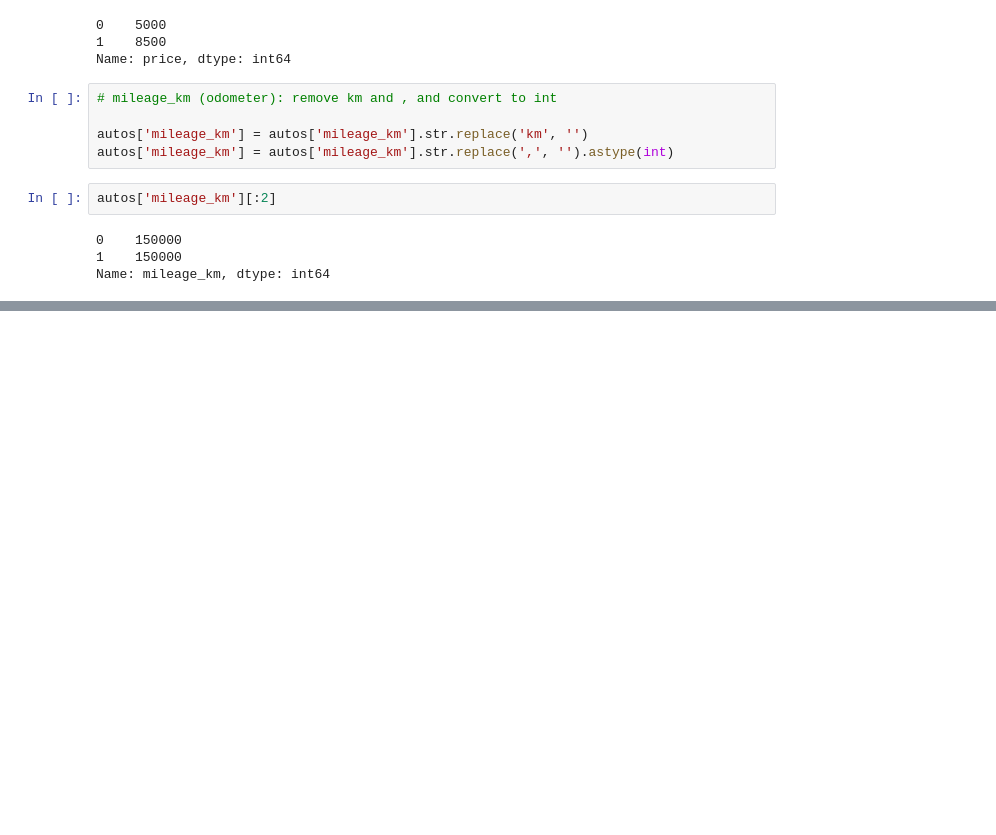
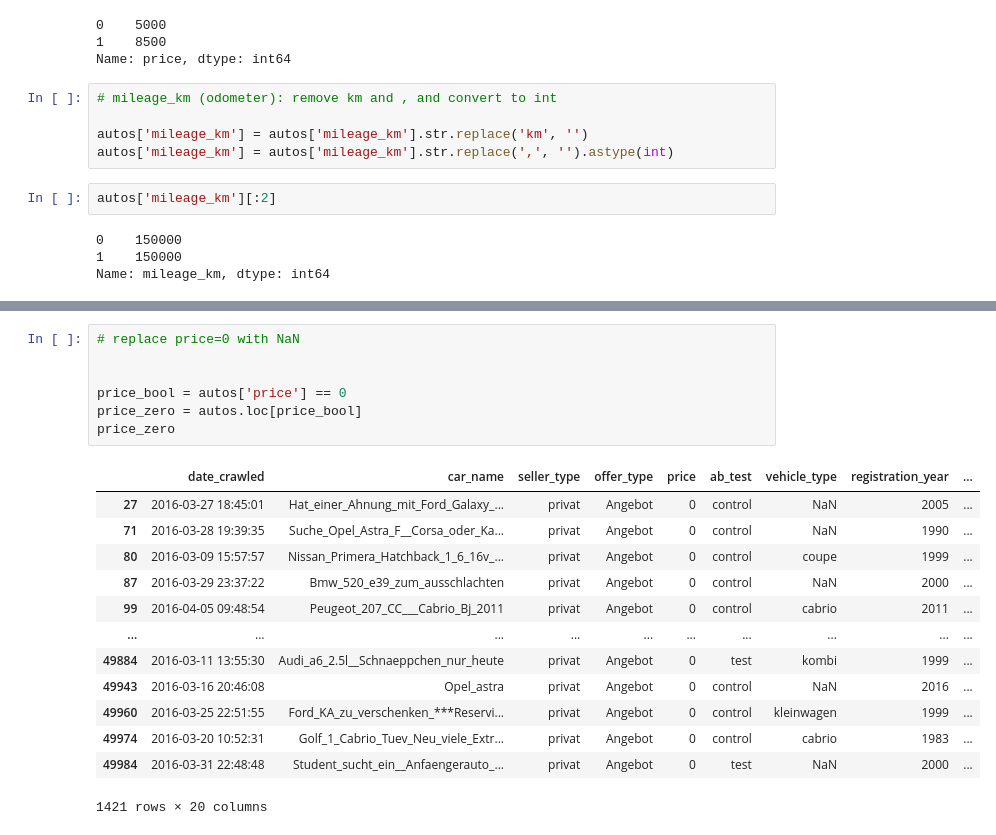
Before and after one commit to slp22/dataquest-projects, a Jupyter notebook: 2_1_dataquest-used-autos.ipynb, the cells around one changed output, grey strips where cells are left out. Cells and saved outputs as stored; diff of their text form; blank space fills up the shorter version.

```diff
--- a/2_1_dataquest-used-autos.ipynb
+++ b/2_1_dataquest-used-autos.ipynb
@@ -148,0 +198,21 @@ Name: mileage_km, dtype: int64
+# %%
+# replace price=0 with NaN
+
+
+price_bool = autos['price'] == 0
+price_zero = autos.loc[price_bool]
+price_zero
+# %% [output]
+|  | date_crawled | car_name | seller_type | offer_type | price | ab_test | vehicle_type | registration_year | ... |
+| 27 | 2016-03-27 18:45:01 | Hat_einer_Ahnung_mit_Ford_Galaxy_... | privat | Angebot | 0 | control | NaN | 2005 | ... |
+| 71 | 2016-03-28 19:39:35 | Suche_Opel_Astra_F__Corsa_oder_Ka... | privat | Angebot | 0 | control | NaN | 1990 | ... |
+| 80 | 2016-03-09 15:57:57 | Nissan_Primera_Hatchback_1_6_16v_... | privat | Angebot | 0 | control | coupe | 1999 | ... |
+| 87 | 2016-03-29 23:37:22 | Bmw_520_e39_zum_ausschlachten | privat | Angebot | 0 | control | NaN | 2000 | ... |
+| 99 | 2016-04-05 09:48:54 | Peugeot_207_CC___Cabrio_Bj_2011 | privat | Angebot | 0 | control | cabrio | 2011 | ... |
+| ... | ... | ... | ... | ... | ... | ... | ... | ... | ... |
+| 49884 | 2016-03-11 13:55:30 | Audi_a6_2.5l__Schnaeppchen_nur_heute | privat | Angebot | 0 | test | kombi | 1999 | ... |
+| 49943 | 2016-03-16 20:46:08 | Opel_astra | privat | Angebot | 0 | control | NaN | 2016 | ... |
+| 49960 | 2016-03-25 22:51:55 | Ford_KA_zu_verschenken_***Reservi... | privat | Angebot | 0 | control | kleinwagen | 1999 | ... |
+| 49974 | 2016-03-20 10:52:31 | Golf_1_Cabrio_Tuev_Neu_viele_Extr... | privat | Angebot | 0 | control | cabrio | 1983 | ... |
+| 49984 | 2016-03-31 22:48:48 | Student_sucht_ein__Anfaengerauto_... | privat | Angebot | 0 | test | NaN | 2000 | ... |
+1421 rows × 20 columns
```
Also changed, not shown: parts of 15 cells of this notebook.
